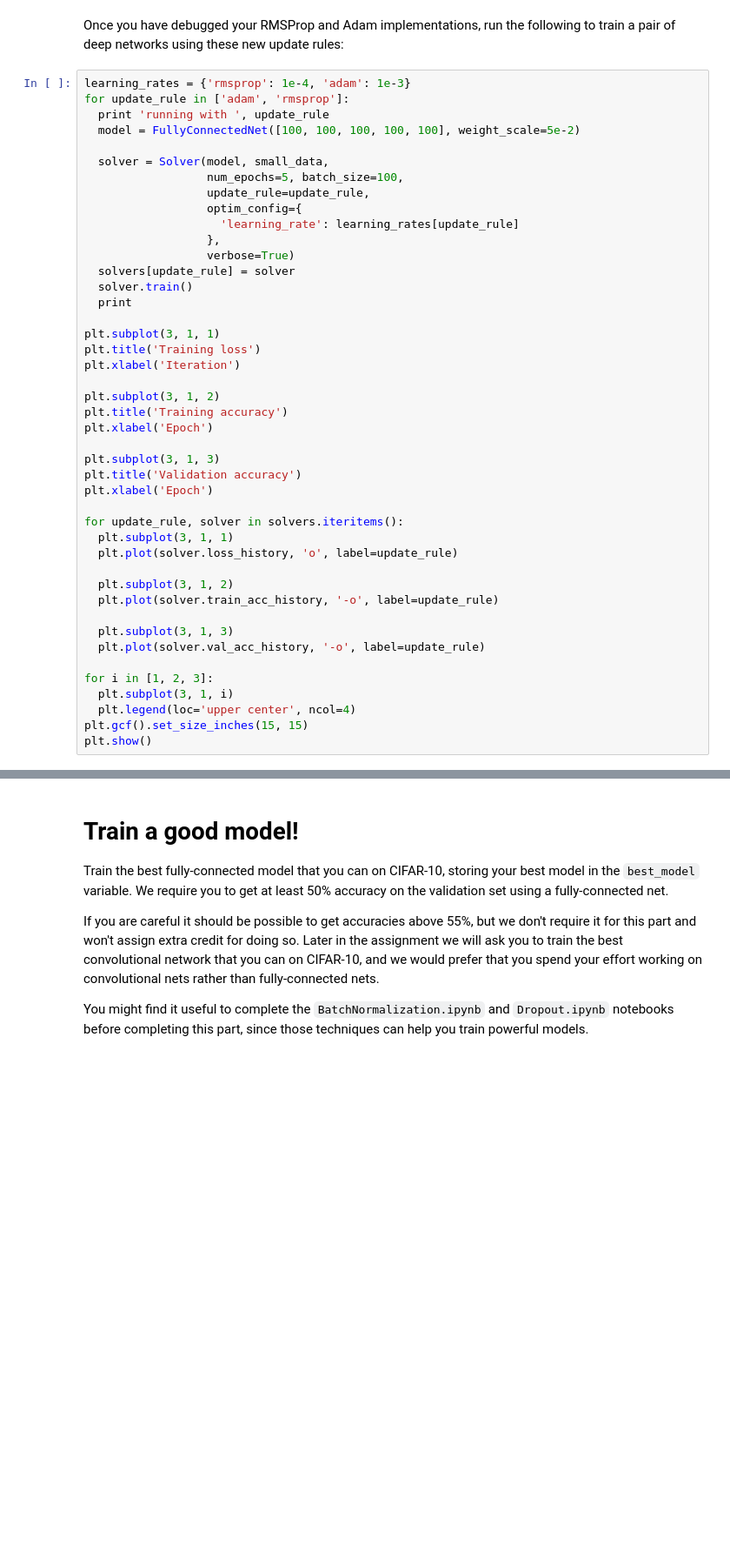
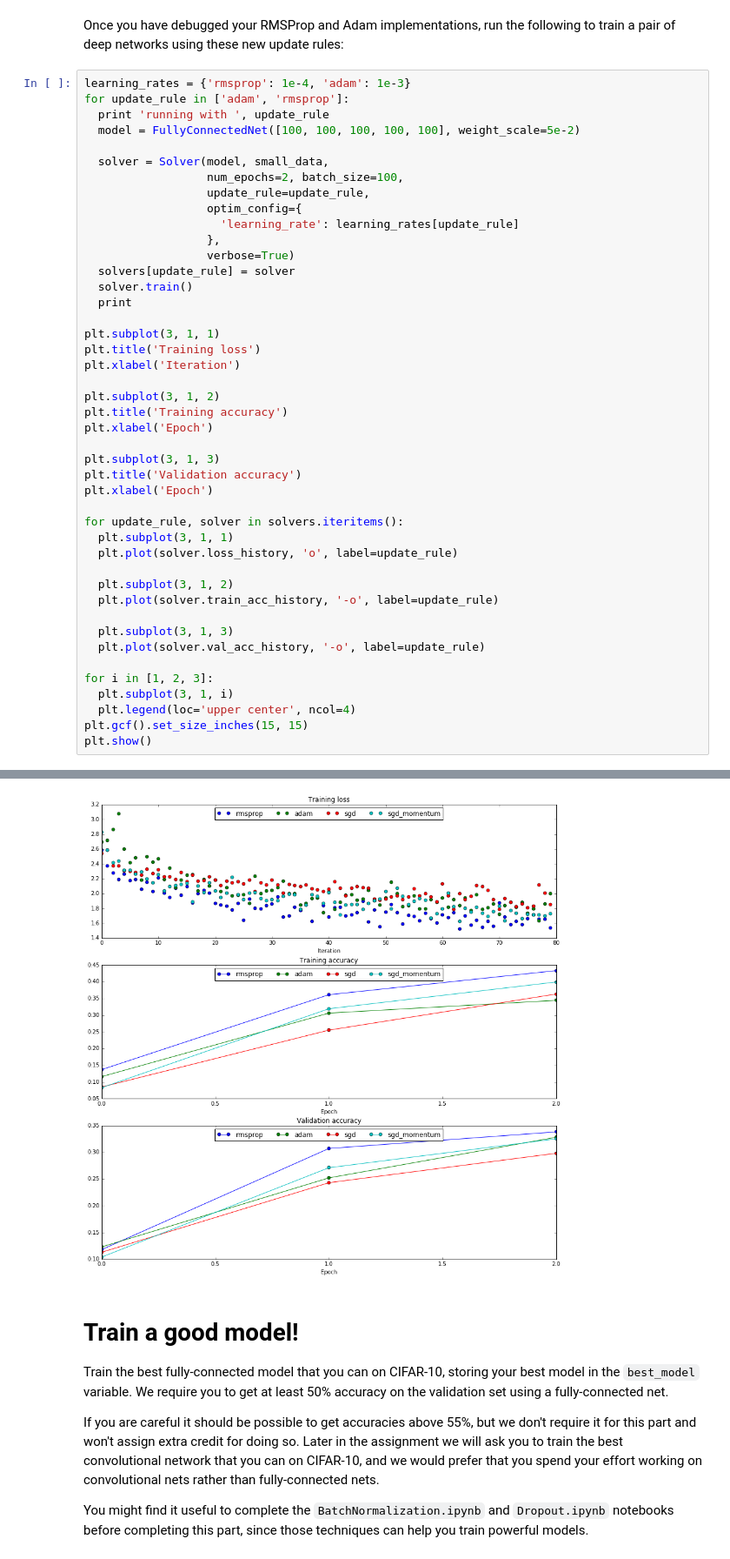
Before and after one commit to ctliu3/MOOC, a Jupyter notebook: cs231n/assignment2/FullyConnectedNets.ipynb, the cells around one changed output, grey strips where cells are left out. Shown: that part at 87% size. Drawn from its saved outputs; the diff is of its cells as text; blank space fills up the shorter version.

```diff
--- a/cs231n/assignment2/FullyConnectedNets.ipynb
+++ b/cs231n/assignment2/FullyConnectedNets.ipynb
@@ -683,7 +712,7 @@ for update_rule in ['adam', 'rmsprop']:
   model = FullyConnectedNet([100, 100, 100, 100, 100], weight_scale=5e-2)
 
   solver = Solver(model, small_data,
-                  num_epochs=5, batch_size=100,
+                  num_epochs=2, batch_size=100,
                   update_rule=update_rule,
                   optim_config={
                     'learning_rate': learning_rates[update_rule]
@@ -720,3 +749,4 @@ for i in [1, 2, 3]:
   plt.legend(loc='upper center', ncol=4)
 plt.gcf().set_size_inches(15, 15)
 plt.show()
+# %% [output]
@@ -723,3 +770,4 @@ plt.show()
+[figure, added]
 # %% [markdown]
 # Train a good model!
 Train the best fully-connected model that you can on CIFAR-10, storing your best model in the `best_model` variable. We require you to get at least 50% accuracy on the validation set using a fully-connected net.
```
Also changed, not shown: parts of 5 cells of this notebook, 3 other files.
